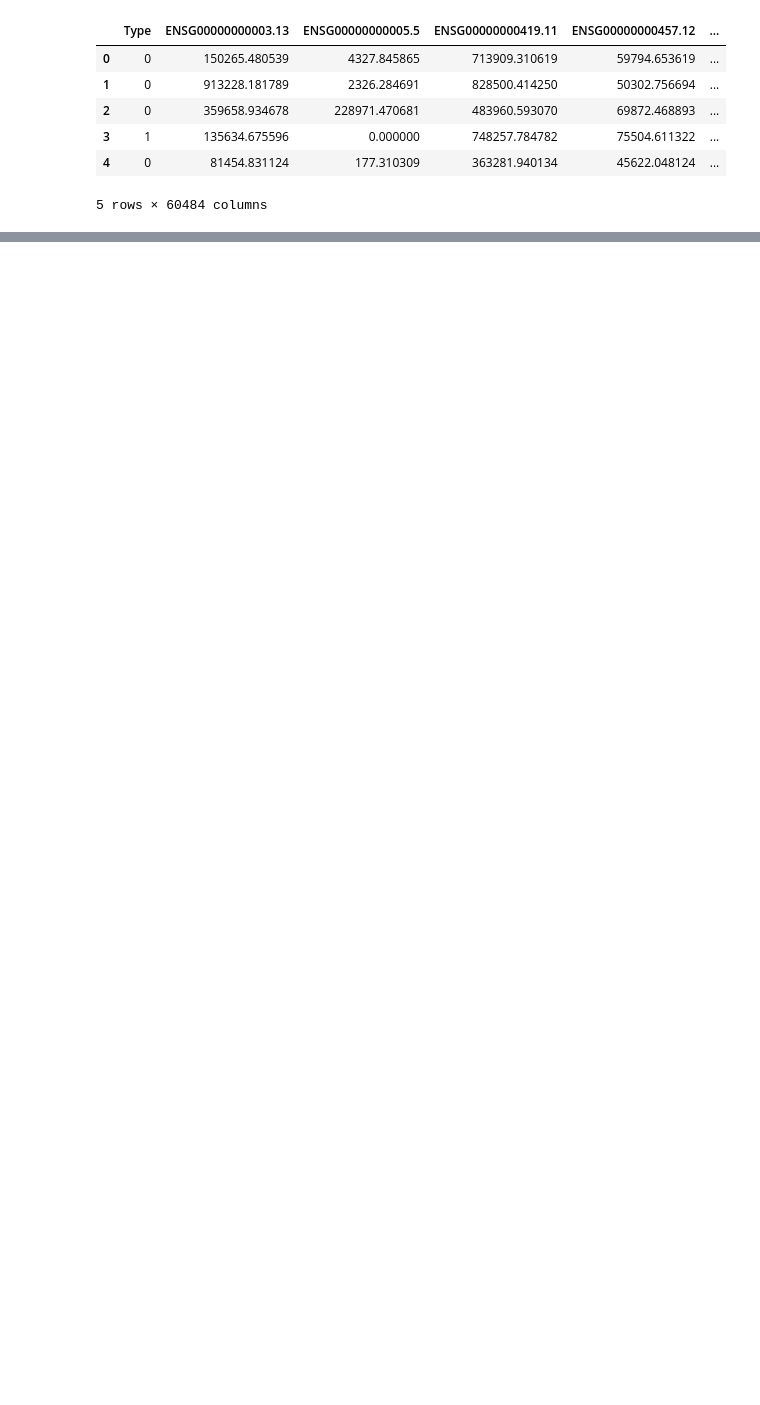
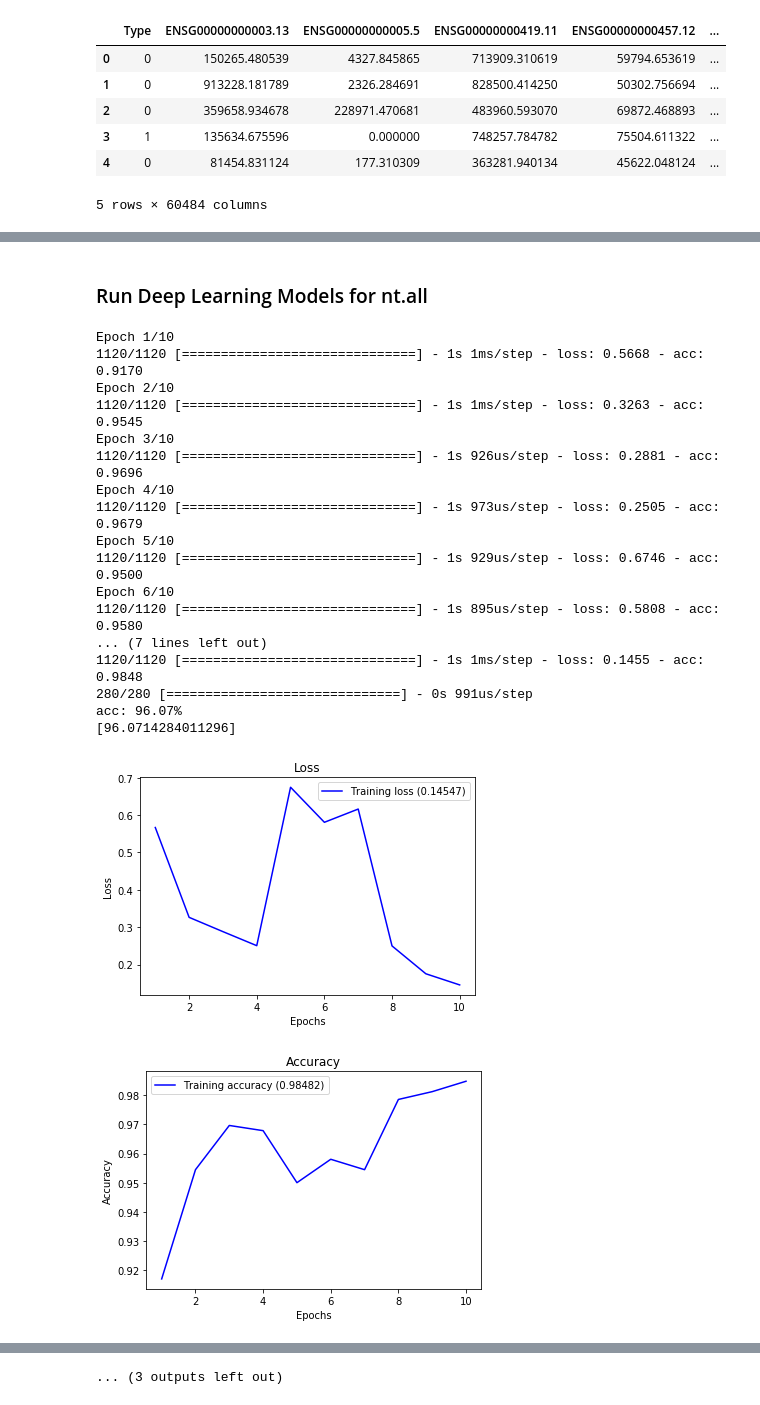
Before and after one commit to sghoseWI/Genomic-Machine-Learning, a Jupyter notebook: Machine Learning in Cancer.ipynb, the cells around one changed output, grey strips where cells are left out. Cells and saved outputs as stored; diff of their text form; code cells hidden in the pictures; blank space fills up the shorter version.

```diff
--- a/Machine Learning in Cancer.ipynb
+++ b/Machine Learning in Cancer.ipynb
@@ -356,0 +495,2 @@ mlf.plot_precision_recall_curve(GB(),x_test, x_train, y_test, y_train)
+# %%
+mlf.run_simple_loop(features_all, label_all, ['LR','NB','RF'])
@@ -356,0 +612,11 @@ mlf.plot_precision_recall_curve(GB(),x_test, x_train, y_test, y_train)
+# %%
+selector = SelectKBest(chi2, k=99)
+selector.fit(features_all, label_all)
+
+# X_new = selector.transform(features)
+# print(X_new.shape)
+
+feature_selection_99_all = features_all.columns[selector.get_support(indices=True)]
+
+feature_selection_all_list = feature_selection_99_all.tolist()
+print(feature_selection_all_list)
@@ -356,0 +625,2 @@ mlf.plot_precision_recall_curve(GB(),x_test, x_train, y_test, y_train)
+# %%
+gene_selection_99_features_ntall = nt_all[feature_selection_all_list]
@@ -356,0 +629,2 @@ mlf.plot_precision_recall_curve(GB(),x_test, x_train, y_test, y_train)
+# %%
+mlf.run_simple_loop(gene_selection_99_features_ntall, label, ['LR','NB','RF'])
@@ -356,0 +744,24 @@ mlf.plot_precision_recall_curve(GB(),x_test, x_train, y_test, y_train)
+# %% [markdown]
+### Run Deep Learning Models for nt.all
+# %%
+mlf.run_deep_learning_loop(features_all, label_all)
+# %% [output]
+Epoch 1/10
+1120/1120 [==============================] - 1s 1ms/step - loss: 0.5668 - acc: 0.9170
+Epoch 2/10
+1120/1120 [==============================] - 1s 1ms/step - loss: 0.3263 - acc: 0.9545
+Epoch 3/10
+1120/1120 [==============================] - 1s 926us/step - loss: 0.2881 - acc: 0.9696
+Epoch 4/10
+1120/1120 [==============================] - 1s 973us/step - loss: 0.2505 - acc: 0.9679
+Epoch 5/10
+1120/1120 [==============================] - 1s 929us/step - loss: 0.6746 - acc: 0.9500
+Epoch 6/10
+1120/1120 [==============================] - 1s 895us/step - loss: 0.5808 - acc: 0.9580
+... (7 lines left out)
+1120/1120 [==============================] - 1s 1ms/step - loss: 0.1455 - acc: 0.9848
+280/280 [==============================] - 0s 991us/step
+acc: 96.07%
+[96.0714284011296]
+[figure, added]
+[figure, added]
@@ -356,0 +825 @@ mlf.plot_precision_recall_curve(GB(),x_test, x_train, y_test, y_train)
+... (3 outputs left out)
```
Also changed, not shown: parts of 89 cells of this notebook, 2 other files.
